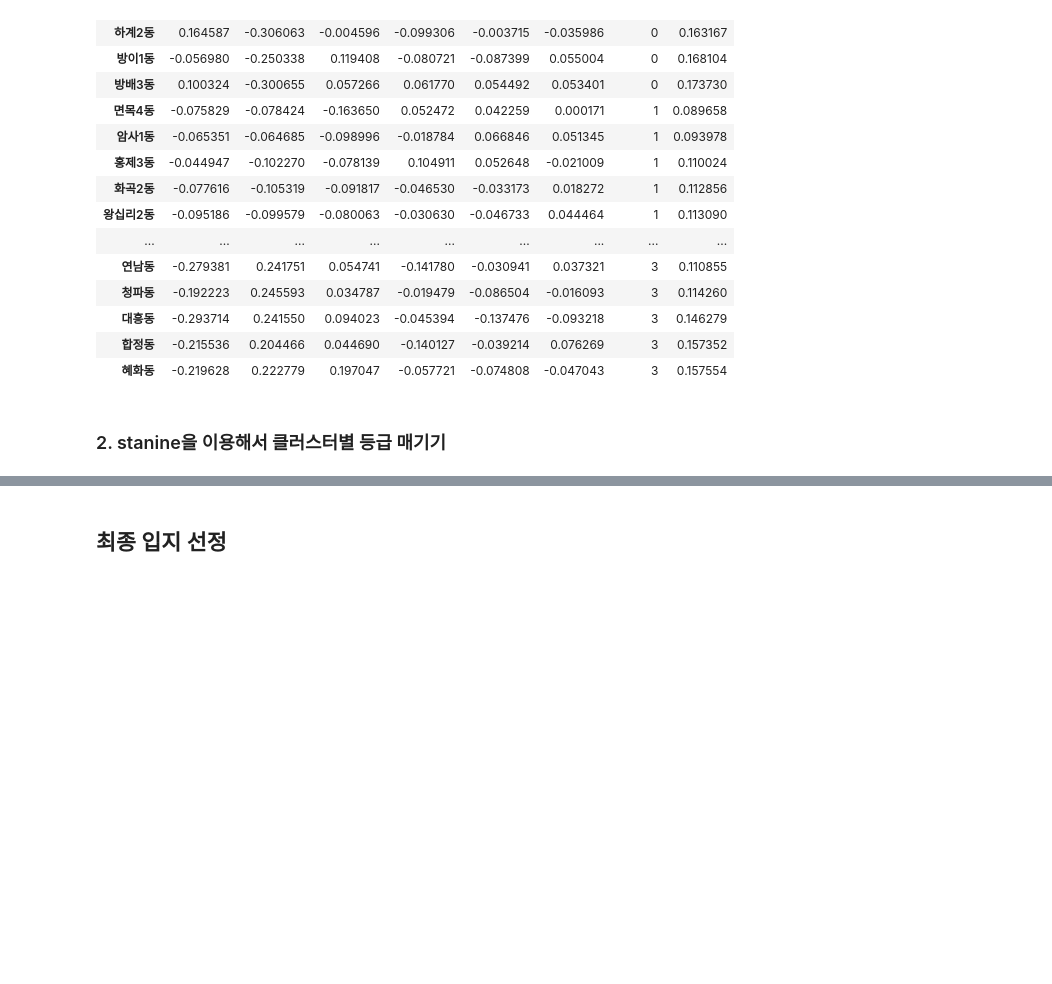
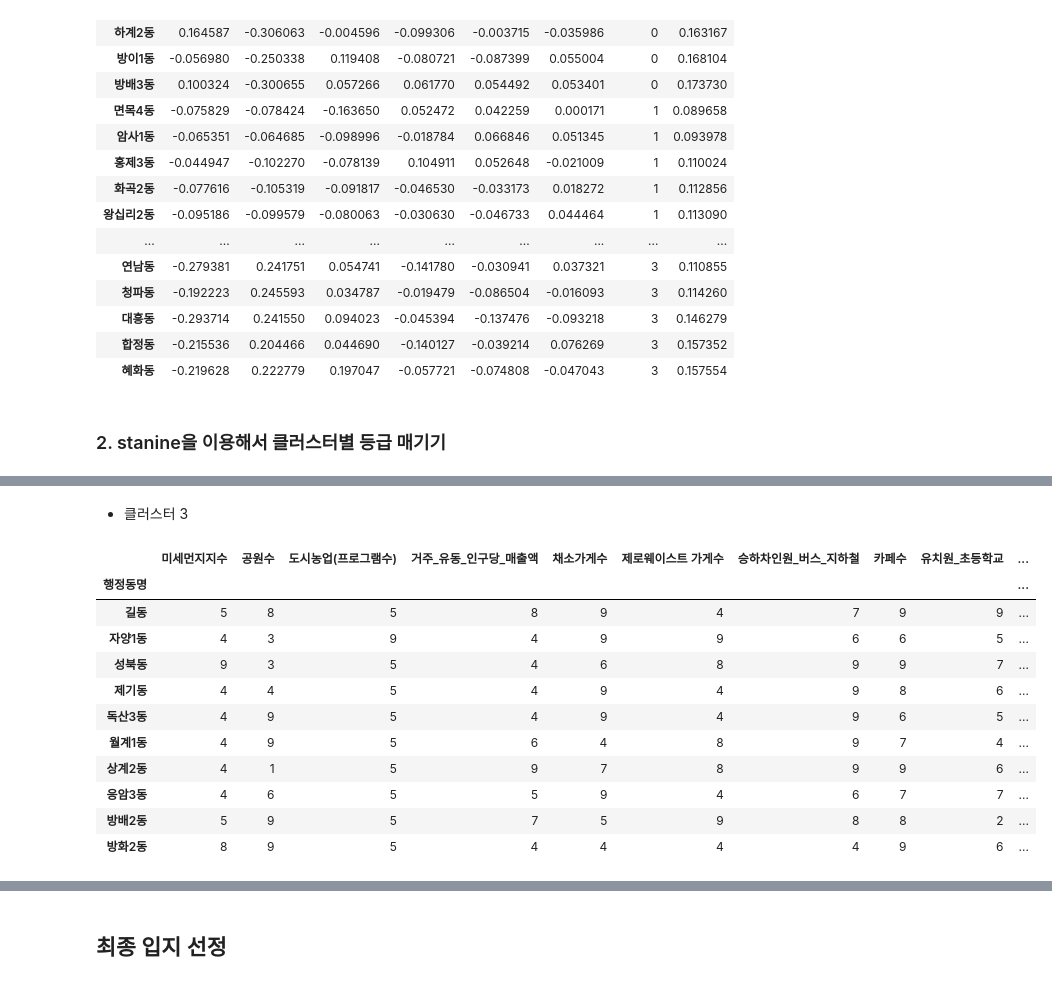
Before and after one commit to sesac-2023/Final_PJT_3V, a Jupyter notebook: modeling/optimal_location.ipynb, the cells around one changed output, grey strips where cells are left out. Saved outputs shown, nothing was run; the diff lists cells and outputs as text; code cells hidden in the pictures; blank space fills up the shorter version.

```diff
--- a/modeling/optimal_location.ipynb
+++ b/modeling/optimal_location.ipynb
@@ -72,0 +243,2 @@ original_df = pd.read_csv('./data/final_data_after_winsorization_with_selected_f
+# %% [markdown]
+- 클러스터 3
@@ -72,0 +248,46 @@ original_df = pd.read_csv('./data/final_data_after_winsorization_with_selected_f
+# %%
+def stanine3(z):
+    s = (2.6 * z + 5.7).astype(int)
+    s[s < 1] = 1
+    s[s > 9] = 9
+    return s
+
+def stanine3_1(z):
+    s = (3 * z + 6).astype(int)
+    s[s < 1] = 1
+    s[s > 9] = 9
+    return s
+
+def stanine3_2(z):
+    s = (4 * z + 6).astype(int)
+    s[s < 1] = 1
+    s[s > 9] = 9
+    return s
+
+def stanine3_3(z):
+    s = (2 * z + 5.7).astype(int)
+    s[s < 1] = 1
+    s[s > 9] = 9
+    return s
+
+stanine3=stanine3(data_scale1)
+stanine3['미세먼지지수']=stanine3_1(data_scale1['미세먼지지수'])
+stanine3['채소가게수']=stanine3_2(data_scale1['채소가게수'])
+stanine3['도시농업(프로그램수)']=stanine3_3(data_scale1['도시농업(프로그램수)'])
+# %%
+stanine3['등급합']=stanine3['미세먼지지수']+ stanine3['공원수']+stanine3['도시농업(프로그램수)']+stanine3['거주_유동_인구당_매출액']+stanine3['채소가게수']+stanine3['제로웨이스트 가게수']+stanine3['승하차인원_버스_지하철']+stanine3['카페수']+stanine3['유치원_초등학교']+stanine3['인구수']+stanine3['총_10대']+stanine3['총_20_30대']+stanine3['총_60대이상']+stanine3['1인세대']
+# %%
+stanine3.sort_values('등급합', ascending=False).head(10)
+# %% [output]
+|  | 미세먼지지수 | 공원수 | 도시농업(프로그램수) | 거주_유동_인구당_매출액 | 채소가게수 | 제로웨이스트 가게수 | 승하차인원_버스_지하철 | 카페수 | 유치원_초등학교 | ... |
+| 행정동명 |  |  |  |  |  |  |  |  |  | ... |
+| 길동 | 5 | 8 | 5 | 8 | 9 | 4 | 7 | 9 | 9 | ... |
+| 자양1동 | 4 | 3 | 9 | 4 | 9 | 9 | 6 | 6 | 5 | ... |
+| 성북동 | 9 | 3 | 5 | 4 | 6 | 8 | 9 | 9 | 7 | ... |
+| 제기동 | 4 | 4 | 5 | 4 | 9 | 4 | 9 | 8 | 6 | ... |
+| 독산3동 | 4 | 9 | 5 | 4 | 9 | 4 | 9 | 6 | 5 | ... |
+| 월계1동 | 4 | 9 | 5 | 6 | 4 | 8 | 9 | 7 | 4 | ... |
+| 상계2동 | 4 | 1 | 5 | 9 | 7 | 8 | 9 | 9 | 6 | ... |
+| 응암3동 | 4 | 6 | 5 | 5 | 9 | 4 | 6 | 7 | 7 | ... |
+| 방배2동 | 5 | 9 | 5 | 7 | 5 | 9 | 8 | 8 | 2 | ... |
+| 방화2동 | 8 | 9 | 5 | 4 | 4 | 4 | 4 | 9 | 6 | ... |
```
Also changed, not shown: parts of 24 cells of this notebook.
